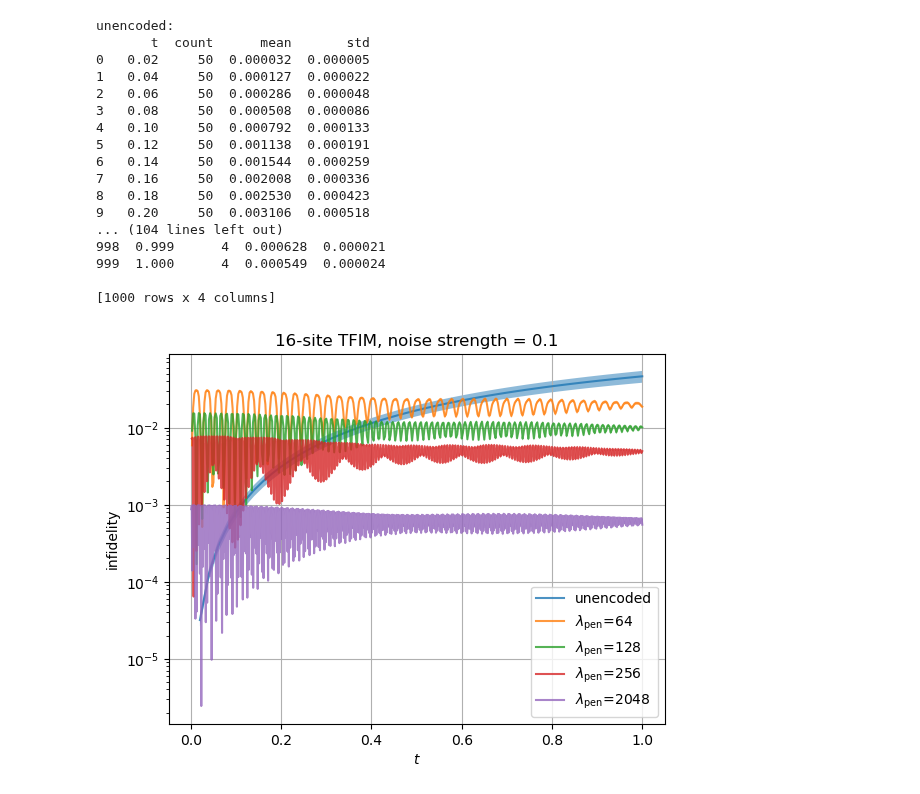
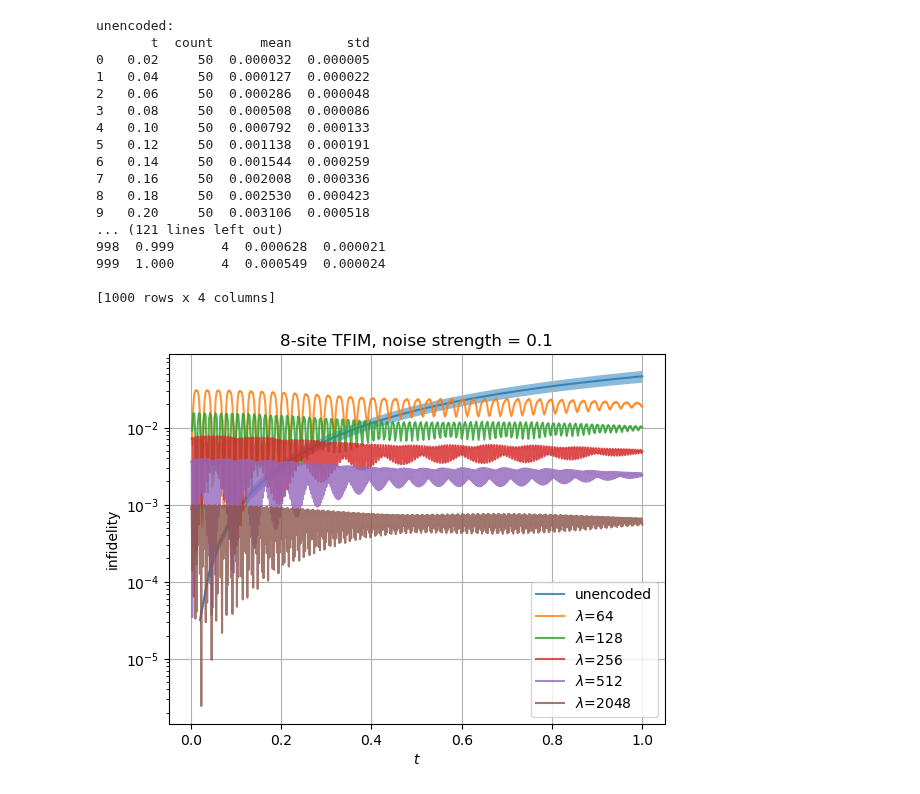
Before and after one commit to sqrta/ErrorSupression, a Jupyter notebook: use-dynamite/data/plot_sweep_time.ipynb, the cells around one changed output. Saved outputs shown, nothing was run; the diff lists cells and outputs as text; code cells hidden in the pictures.

Commit message:
update plot

```diff
--- a/use-dynamite/data/plot_sweep_time.ipynb
+++ b/use-dynamite/data/plot_sweep_time.ipynb
@@ -37,8 +37,8 @@ plt.plot(t_arr, mean_arr, label='unencoded', alpha = 0.8)
 plt.fill_between(t_arr, mean_arr + std_arr, mean_arr - std_arr, alpha = 0.5)
 
 ##### encoded #####
-# for lamb in [8, 16, 32, 64, 128, 256, 2048]:
-for lamb in [64, 128, 256, 2048]:
+# for lamb in [8, 16, 32, 64, 128, 256, 512, 2048]:
+for lamb in [64, 128, 256, 512, 2048]:
     data_t, data_seed, data_infidelity = [], [], []
 
     f = open(f"sweep_time_4blocks_noise=0.1_lamb={lamb}.txt")
@@ -68,34 +68,34 @@ for lamb in [64, 128, 256, 2048]:
     # plt.errorbar(t_arr, mean_arr, yerr=std_arr,
     #              label=r"encoded, $\lambda_{\mathrm{pen}}$=" + f"{lamb}",
     #              fmt='o', markersize=3, zorder=2)
-    plt.plot(t_arr, mean_arr, label=r"$\lambda_{\mathrm{pen}}$=" + f"{lamb}", alpha = 0.8)
+    plt.plot(t_arr, mean_arr, label=r"$\lambda$=" + f"{lamb}", alpha = 0.8)
     plt.fill_between(t_arr, mean_arr + std_arr, mean_arr - std_arr, alpha = 0.5)
 
 plt.xlabel(r"$t$")
 plt.ylabel("infidelity")
 plt.yscale("log")
-plt.title("16-site TFIM, noise strength = 0.1")
+plt.title("8-site TFIM, noise strength = 0.1")
 plt.legend()
 # plt.legend(loc='upper left')
 plt.grid()
 plt.savefig("sweep_time_4blocks_noise=0.1.pdf", format="pdf", bbox_inches="tight")
 plt.show()
 # %% [output]
 unencoded:
        t  count      mean       std
 0   0.02     50  0.000032  0.000005
 1   0.04     50  0.000127  0.000022
 2   0.06     50  0.000286  0.000048
 3   0.08     50  0.000508  0.000086
 4   0.10     50  0.000792  0.000133
 5   0.12     50  0.001138  0.000191
 6   0.14     50  0.001544  0.000259
 7   0.16     50  0.002008  0.000336
 8   0.18     50  0.002530  0.000423
 9   0.20     50  0.003106  0.000518
-... (104 lines left out)
+... (121 lines left out)
 998  0.999      4  0.000628  0.000021
 999  1.000      4  0.000549  0.000024
 
 [1000 rows x 4 columns]
-[figure, old version]
+[figure, new version]
```
